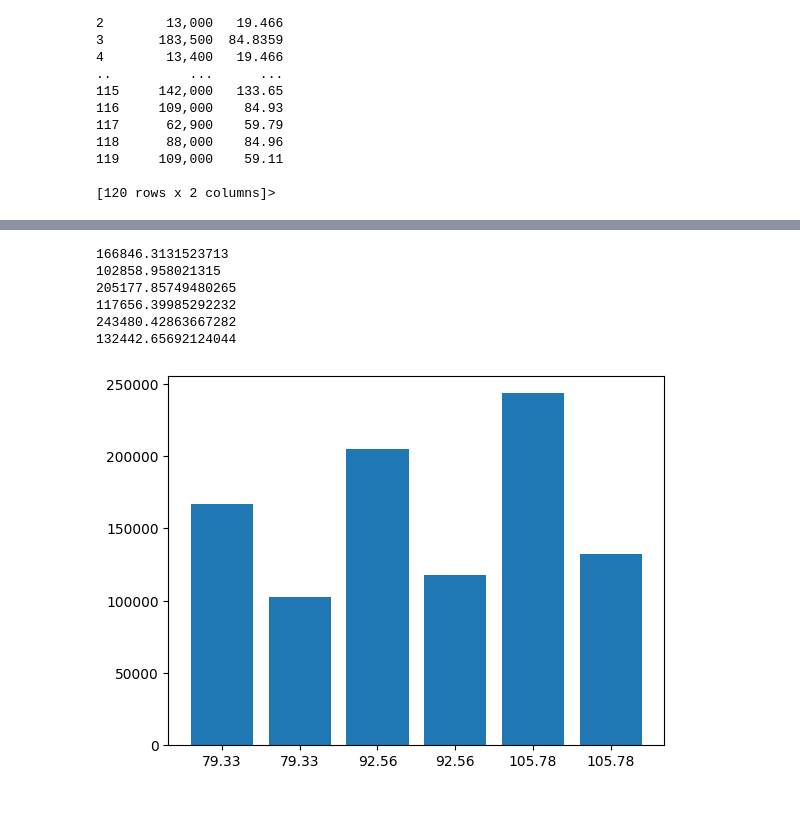
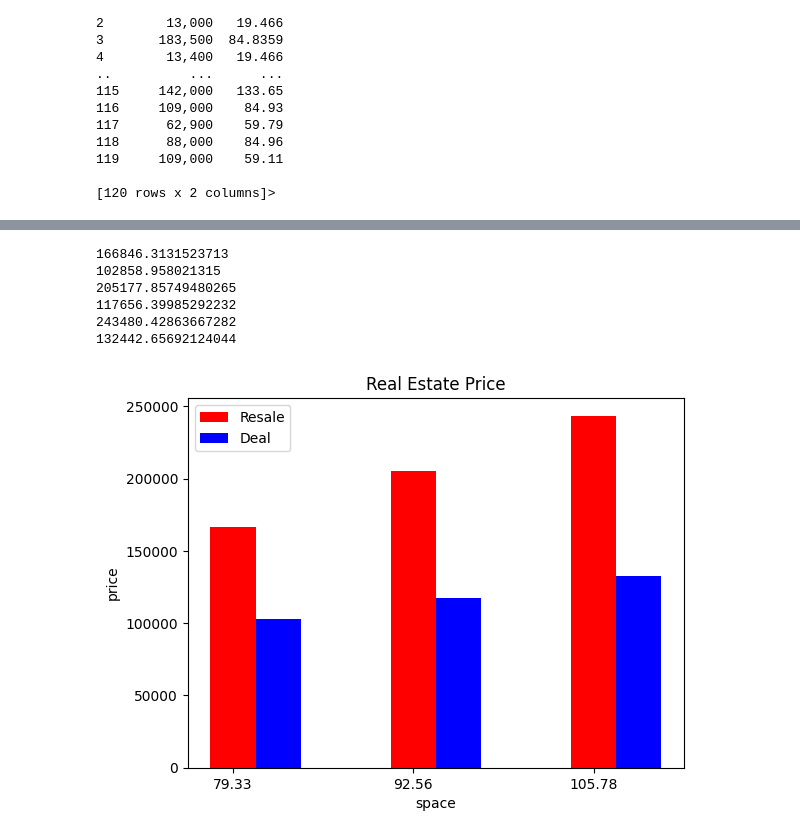
Before and after one commit to BOOOO0/real-estate-price, a Jupyter notebook: main.ipynb, the cells around one changed output, grey strips where cells are left out. Drawn from its saved outputs; the diff is of its cells as text; code cells hidden in the pictures; blank space fills up the shorter version.

Commit message:
refactor: Eliminate redundant data and bar plot improved
두번 호출되는 지역코드를 삭제하고 최종 그래프를 개선

```diff
--- a/main.ipynb
+++ b/main.ipynb
@@ -422,24 +439,37 @@ plt.show()
 # %%
 # 두 선형회귀 결과에서 대표적인 24평, 28평, 32평 아파트 가격 비교 위해 시각화
 
-x = np.arange(6)
+x = np.arange(3)
+bar_width = 0.25
 
 spaces = [79.33, 92.56, 105.78]
 new_spaces = [79.33, 79.33, 92.56, 92.56, 105.78, 105.78]
 prices = [linear_fitter.predict([[spaces[0]]]),linear_fitter2.predict([[spaces[0]]]), linear_fitter.predict([[spaces[1]]]),  linear_fitter2.predict([[spaces[1]]]), linear_fitter.predict([[spaces[2]]]),  linear_fitter2.predict([[spaces[2]]])]
 prices = list(map(float,prices))
 
+price1=[]
+price2=[]
 for i in range(len(prices)):
     print(prices[i])
+    if(i%2 == 0):
+        price1.append(prices[i])
+    else:
+        price2.append(prices[i])
 
-plt.bar(x, prices)
-plt.xticks(x,new_spaces)
+plt.title("Real Estate Price")
+plt.xlabel("space")
+plt.ylabel("price")
+
+p1 = plt.bar(x,price1, bar_width, color='r',label="Resale")
+p2 = plt.bar(x + bar_width,price2, bar_width, color='b',label="Deal")
+plt.legend((p1[0],p2[0]), ("Resale", "Deal"))
+plt.xticks(x,spaces)
 plt.show()
 # %% [output]
 166846.3131523713
 102858.958021315
 205177.85749480265
 117656.39985292232
 243480.42863667282
 132442.65692124044
-[figure, old version]
+[figure, new version]
```
Also changed, not shown: parts of 6 cells of this notebook, 1 other file.
